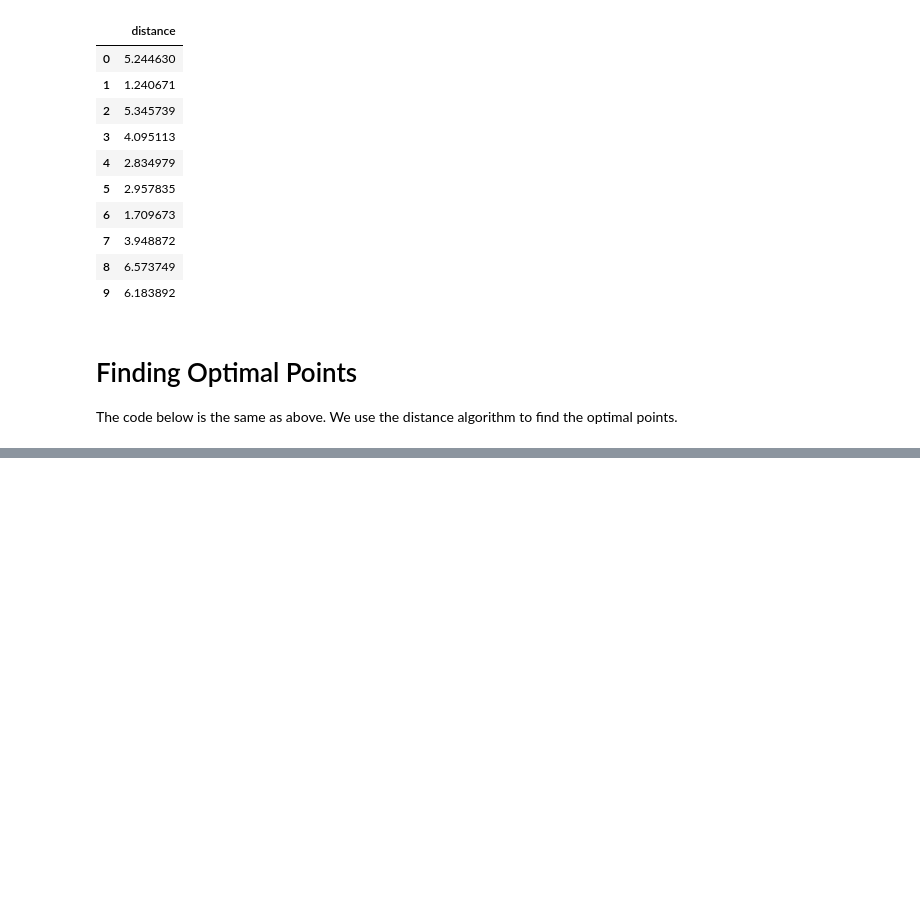
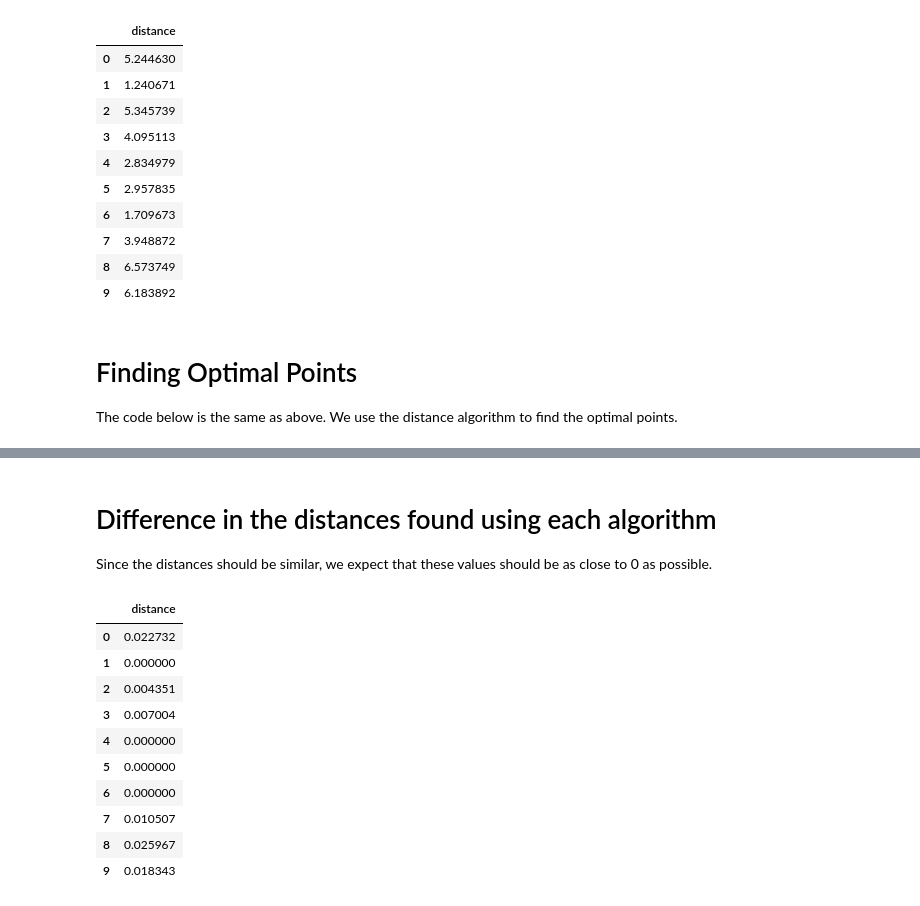
Before and after one commit to dsin85691/SSBA_For_Counterfactuals, a Jupyter notebook: displacement_algorithm_week3_5.ipynb, the cells around one changed output, grey strips where cells are left out. Drawn from its saved outputs; the diff is of its cells as text; code cells hidden in the pictures; blank space fills up the shorter version.

```diff
--- a/displacement_algorithm_week3_5.ipynb
+++ b/displacement_algorithm_week3_5.ipynb
@@ -624,0 +697,20 @@ No artists with labels found to put in legend.  Note that artists whose label st
+# %% [markdown]
+# Difference in the distances found using each algorithm
+
+Since the distances should be similar, we expect that these values should be as close to 0 as possible.
+# %%
+abs_dists = abs(dist_df_dist_algo - dist_df_ortho_algo)
+
+abs_dists
+# %% [output]
+|  | distance |
+| 0 | 0.022732 |
+| 1 | 0.000000 |
+| 2 | 0.004351 |
+| 3 | 0.007004 |
+| 4 | 0.000000 |
+| 5 | 0.000000 |
+| 6 | 0.000000 |
+| 7 | 0.010507 |
+| 8 | 0.025967 |
+| 9 | 0.018343 |
```
Also changed, not shown: parts of 7 cells of this notebook.
